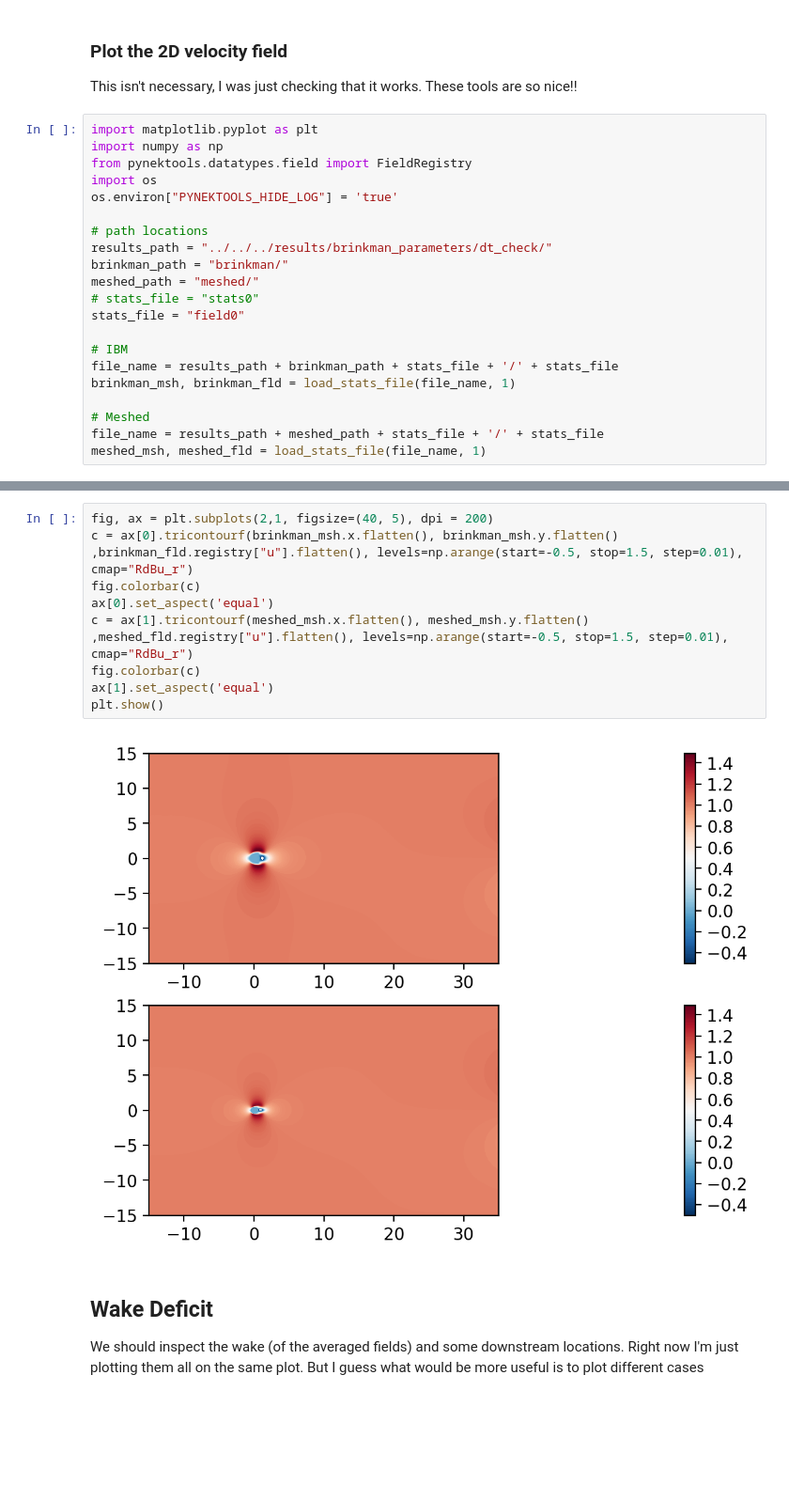
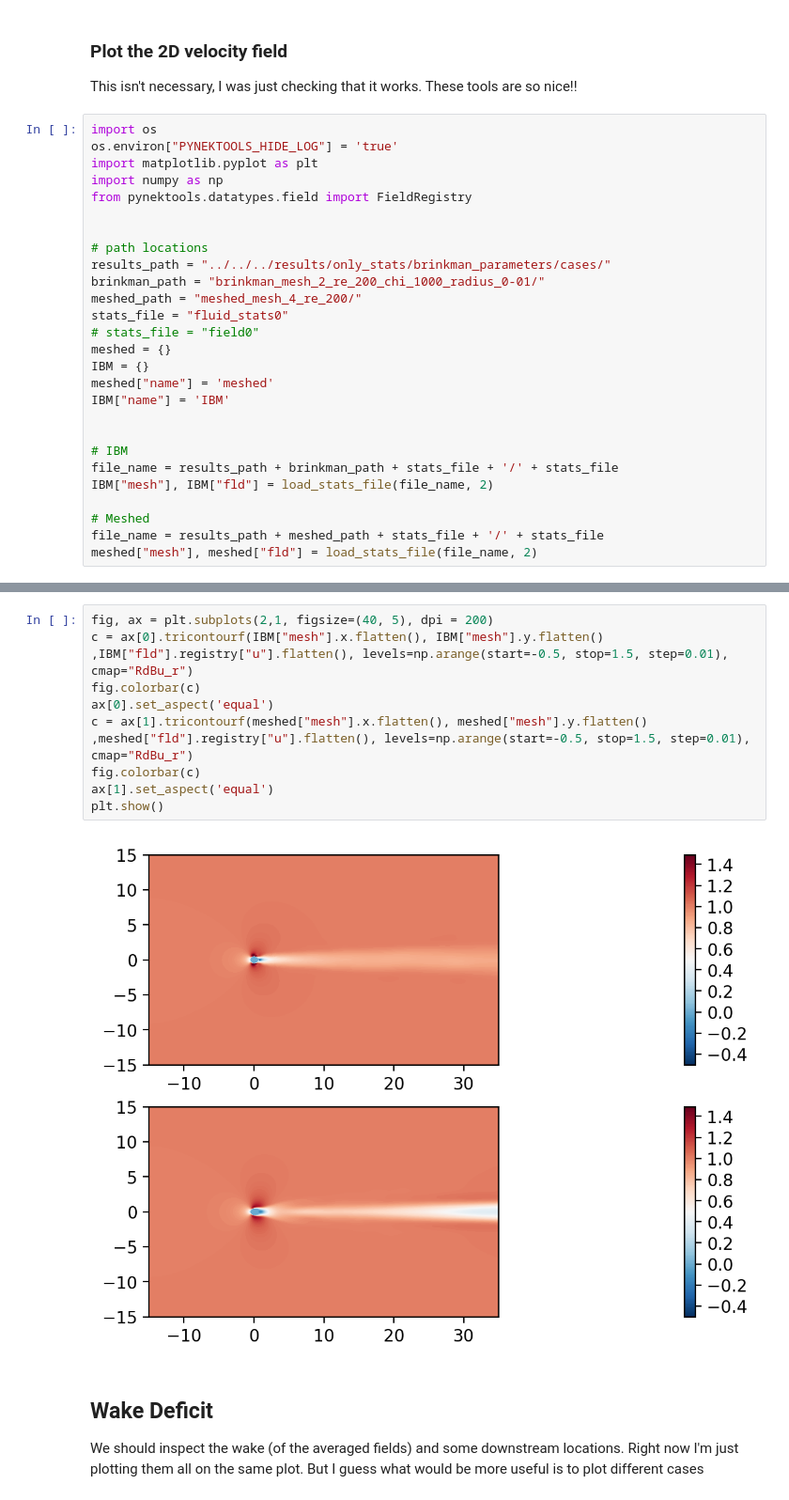
Before and after one commit to ExtremeFLOW/neko-top, a Jupyter notebook: examples/brinkman_parameters/post_processing/wake_visualization.ipynb, the cells around one changed output, grey strips where cells are left out. Shown at 94% size. Saved outputs shown, nothing was run; the diff lists cells and outputs as text; blank space fills up the shorter version.

```diff
--- a/examples/brinkman_parameters/post_processing/wake_visualization.ipynb
+++ b/examples/brinkman_parameters/post_processing/wake_visualization.ipynb
@@ -52,23 +58,29 @@ def load_stats_file(file_name, fld_number):
 ### Plot the 2D velocity field
 This isn't necessary, I was just checking that it works. These tools are so nice!!
 # %%
+import os
+os.environ["PYNEKTOOLS_HIDE_LOG"] = 'true'
 import matplotlib.pyplot as plt
 import numpy as np
 from pynektools.datatypes.field import FieldRegistry
-import os
-os.environ["PYNEKTOOLS_HIDE_LOG"] = 'true'
+
 
 # path locations
-results_path = "../../../results/brinkman_parameters/dt_check/"
-brinkman_path = "brinkman/"
-meshed_path = "meshed/"
-# stats_file = "stats0"
-stats_file = "field0"
+results_path = "../../../results/only_stats/brinkman_parameters/cases/"
+brinkman_path = "brinkman_mesh_2_re_200_chi_1000_radius_0-01/"
+meshed_path = "meshed_mesh_4_re_200/"
+stats_file = "fluid_stats0"
+# stats_file = "field0"
+meshed = {}
+IBM = {}
+meshed["name"] = 'meshed'
+IBM["name"] = 'IBM'
+
 
 # IBM
 file_name = results_path + brinkman_path + stats_file + '/' + stats_file
-brinkman_msh, brinkman_fld = load_stats_file(file_name, 1)
+IBM["mesh"], IBM["fld"] = load_stats_file(file_name, 2)
 
 # Meshed
 file_name = results_path + meshed_path + stats_file + '/' + stats_file
-meshed_msh, meshed_fld = load_stats_file(file_name, 1)
+meshed["mesh"], meshed["fld"] = load_stats_file(file_name, 2)
@@ -93,14 +87,14 @@ meshed_msh, meshed_fld = load_stats_file(file_name, 1)
 # %%
 fig, ax = plt.subplots(2,1, figsize=(40, 5), dpi = 200)
-c = ax[0].tricontourf(brinkman_msh.x.flatten(), brinkman_msh.y.flatten() ,brinkman_fld.registry["u"].flatten(), levels=np.arange(start=-0.5, stop=1.5, step=0.01), cmap="RdBu_r")
+c = ax[0].tricontourf(IBM["mesh"].x.flatten(), IBM["mesh"].y.flatten() ,IBM["fld"].registry["u"].flatten(), levels=np.arange(start=-0.5, stop=1.5, step=0.01), cmap="RdBu_r")
 fig.colorbar(c)
 ax[0].set_aspect('equal')
-c = ax[1].tricontourf(meshed_msh.x.flatten(), meshed_msh.y.flatten() ,meshed_fld.registry["u"].flatten(), levels=np.arange(start=-0.5, stop=1.5, step=0.01), cmap="RdBu_r")
+c = ax[1].tricontourf(meshed["mesh"].x.flatten(), meshed["mesh"].y.flatten() ,meshed["fld"].registry["u"].flatten(), levels=np.arange(start=-0.5, stop=1.5, step=0.01), cmap="RdBu_r")
 fig.colorbar(c)
 ax[1].set_aspect('equal')
 plt.show()
 # %% [output]
-[figure, old version]
+[figure, new version]
 # %% [markdown]
 ## Wake Deficit
 
```
Also changed, not shown: parts of 15 cells of this notebook.
